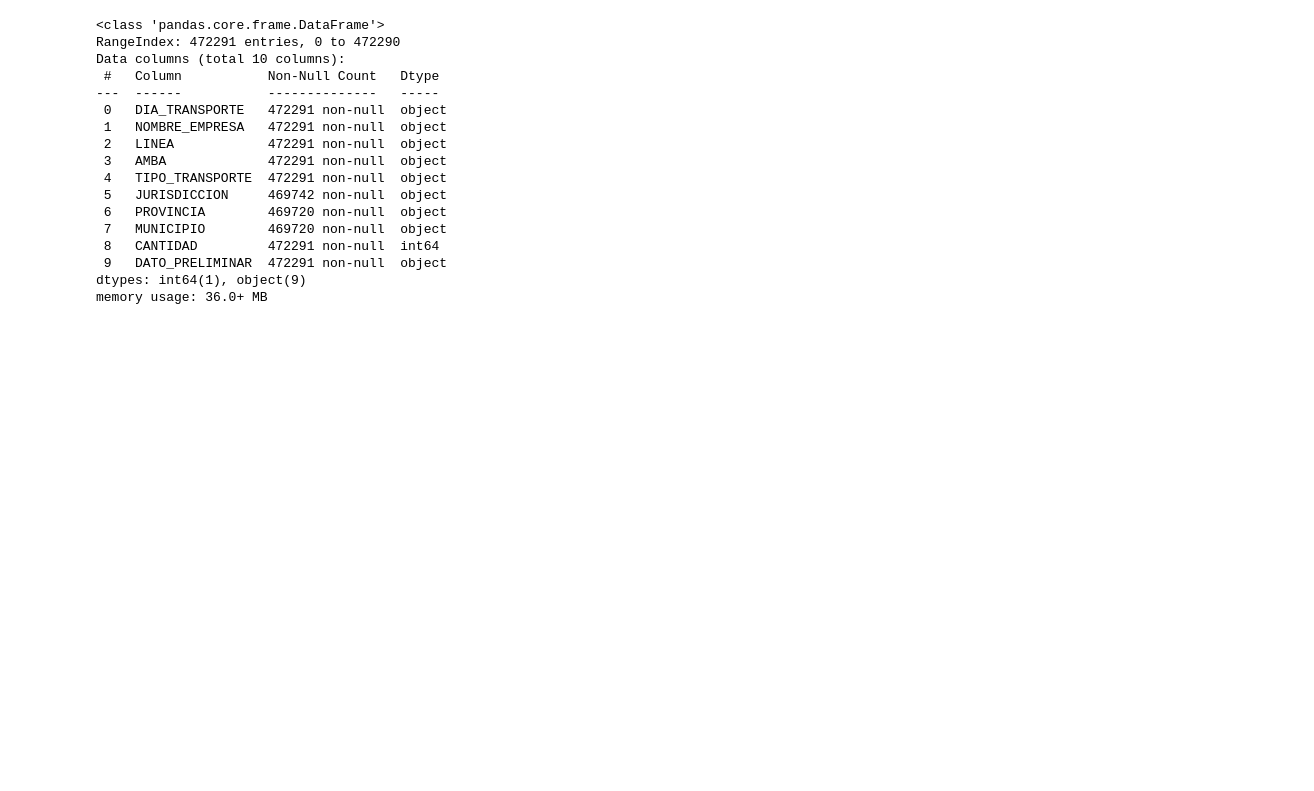
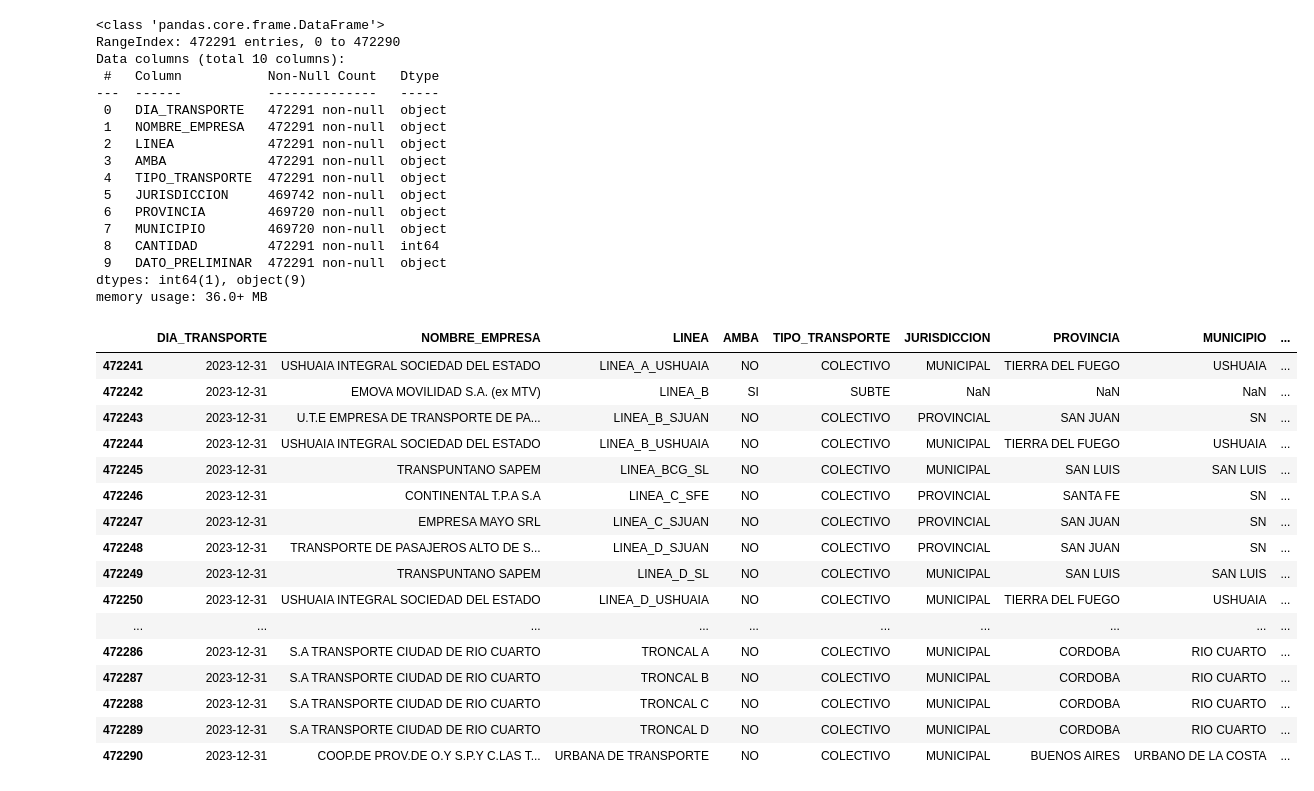
Before and after one commit to alejoGonc/labo_tp1, a Jupyter notebook: main.ipynb, the cells around one changed output. Cells and saved outputs as stored; diff of their text form; code cells hidden in the pictures; blank space fills up the shorter version.

```diff
--- a/main.ipynb
+++ b/main.ipynb
@@ -24,3 +24,23 @@ Data columns (total 10 columns):
  9   DATO_PRELIMINAR  472291 non-null  object
 dtypes: int64(1), object(9)
 memory usage: 36.0+ MB
+# %%
+dataset_sube.tail(50)
+# %% [output]
+|  | DIA_TRANSPORTE | NOMBRE_EMPRESA | LINEA | AMBA | TIPO_TRANSPORTE | JURISDICCION | PROVINCIA | MUNICIPIO | ... |
+| 472241 | 2023-12-31 | USHUAIA INTEGRAL SOCIEDAD DEL ESTADO | LINEA_A_USHUAIA | NO | COLECTIVO | MUNICIPAL | TIERRA DEL FUEGO | USHUAIA | ... |
+| 472242 | 2023-12-31 | EMOVA MOVILIDAD S.A. (ex MTV) | LINEA_B | SI | SUBTE | NaN | NaN | NaN | ... |
+| 472243 | 2023-12-31 | U.T.E EMPRESA DE TRANSPORTE DE PA... | LINEA_B_SJUAN | NO | COLECTIVO | PROVINCIAL | SAN JUAN | SN | ... |
+| 472244 | 2023-12-31 | USHUAIA INTEGRAL SOCIEDAD DEL ESTADO | LINEA_B_USHUAIA | NO | COLECTIVO | MUNICIPAL | TIERRA DEL FUEGO | USHUAIA | ... |
+| 472245 | 2023-12-31 | TRANSPUNTANO SAPEM | LINEA_BCG_SL | NO | COLECTIVO | MUNICIPAL | SAN LUIS | SAN LUIS | ... |
+| 472246 | 2023-12-31 | CONTINENTAL T.P.A S.A | LINEA_C_SFE | NO | COLECTIVO | PROVINCIAL | SANTA FE | SN | ... |
+| 472247 | 2023-12-31 | EMPRESA MAYO SRL | LINEA_C_SJUAN | NO | COLECTIVO | PROVINCIAL | SAN JUAN | SN | ... |
+| 472248 | 2023-12-31 | TRANSPORTE DE PASAJEROS ALTO DE S... | LINEA_D_SJUAN | NO | COLECTIVO | PROVINCIAL | SAN JUAN | SN | ... |
+| 472249 | 2023-12-31 | TRANSPUNTANO SAPEM | LINEA_D_SL | NO | COLECTIVO | MUNICIPAL | SAN LUIS | SAN LUIS | ... |
+| 472250 | 2023-12-31 | USHUAIA INTEGRAL SOCIEDAD DEL ESTADO | LINEA_D_USHUAIA | NO | COLECTIVO | MUNICIPAL | TIERRA DEL FUEGO | USHUAIA | ... |
+| ... | ... | ... | ... | ... | ... | ... | ... | ... | ... |
+| 472286 | 2023-12-31 | S.A TRANSPORTE CIUDAD DE RIO CUARTO | TRONCAL A | NO | COLECTIVO | MUNICIPAL | CORDOBA | RIO CUARTO | ... |
+| 472287 | 2023-12-31 | S.A TRANSPORTE CIUDAD DE RIO CUARTO | TRONCAL B | NO | COLECTIVO | MUNICIPAL | CORDOBA | RIO CUARTO | ... |
+| 472288 | 2023-12-31 | S.A TRANSPORTE CIUDAD DE RIO CUARTO | TRONCAL C | NO | COLECTIVO | MUNICIPAL | CORDOBA | RIO CUARTO | ... |
+| 472289 | 2023-12-31 | S.A TRANSPORTE CIUDAD DE RIO CUARTO | TRONCAL D | NO | COLECTIVO | MUNICIPAL | CORDOBA | RIO CUARTO | ... |
+| 472290 | 2023-12-31 | COOP.DE PROV.DE O.Y S.P.Y C.LAS T... | URBANA DE TRANSPORTE | NO | COLECTIVO | MUNICIPAL | BUENOS AIRES | URBANO DE LA COSTA | ... |
```
Also changed, not shown: parts of 3 cells of this notebook.
